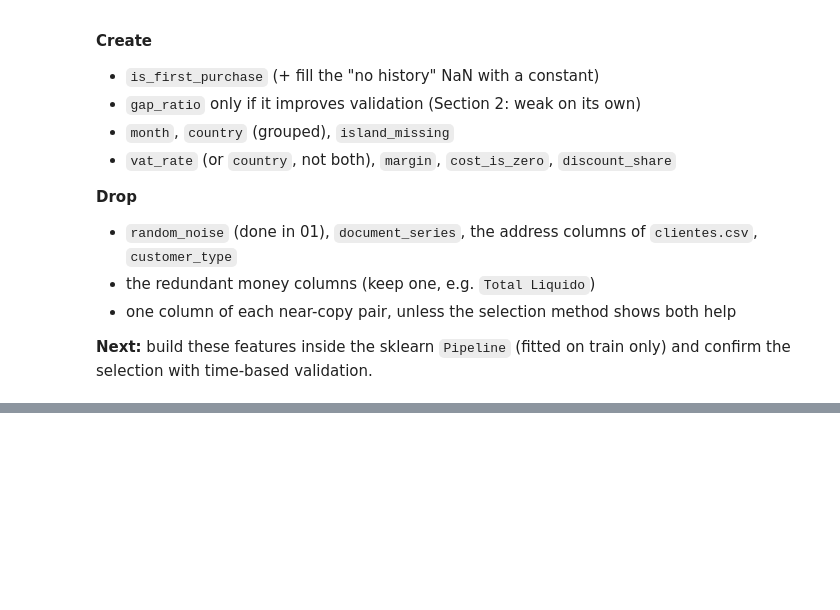
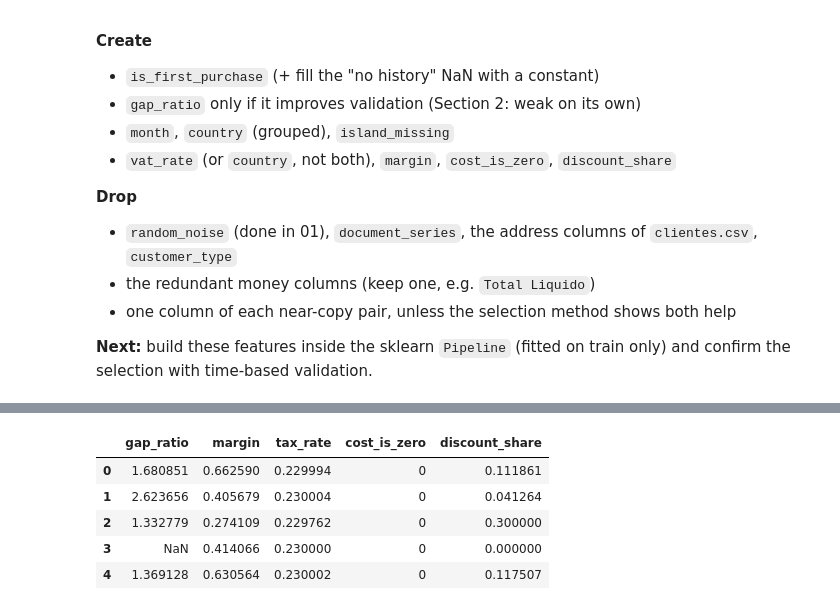
Before and after one commit to L4DR48/ETAI-Group5, a Jupyter notebook: notebooks/03_feature_engineering_selection.ipynb, the cells around one changed output, grey strips where cells are left out. Saved outputs shown, nothing was run; the diff lists cells and outputs as text; code cells hidden in the pictures; blank space fills up the shorter version.

```diff
--- a/notebooks/03_feature_engineering_selection.ipynb
+++ b/notebooks/03_feature_engineering_selection.ipynb
@@ -296,0 +371,23 @@ fig.show()
+# %%
+from src.data import add_candidate_features
+
+
+train_engineered = add_candidate_features(df)
+test_engineered = add_candidate_features(test)
+
+new_cols = [
+    "gap_ratio",
+    "margin",
+    "tax_rate",
+    "cost_is_zero",
+    "discount_share",
+]
+
+display(train_engineered[new_cols].head())
+# %% [output]
+|  | gap_ratio | margin | tax_rate | cost_is_zero | discount_share |
+| 0 | 1.680851 | 0.662590 | 0.229994 | 0 | 0.111861 |
+| 1 | 2.623656 | 0.405679 | 0.230004 | 0 | 0.041264 |
+| 2 | 1.332779 | 0.274109 | 0.229762 | 0 | 0.300000 |
+| 3 | NaN | 0.414066 | 0.230000 | 0 | 0.000000 |
+| 4 | 1.369128 | 0.630564 | 0.230002 | 0 | 0.117507 |
```
Also changed, not shown: parts of 11 cells of this notebook, 1 other file.
